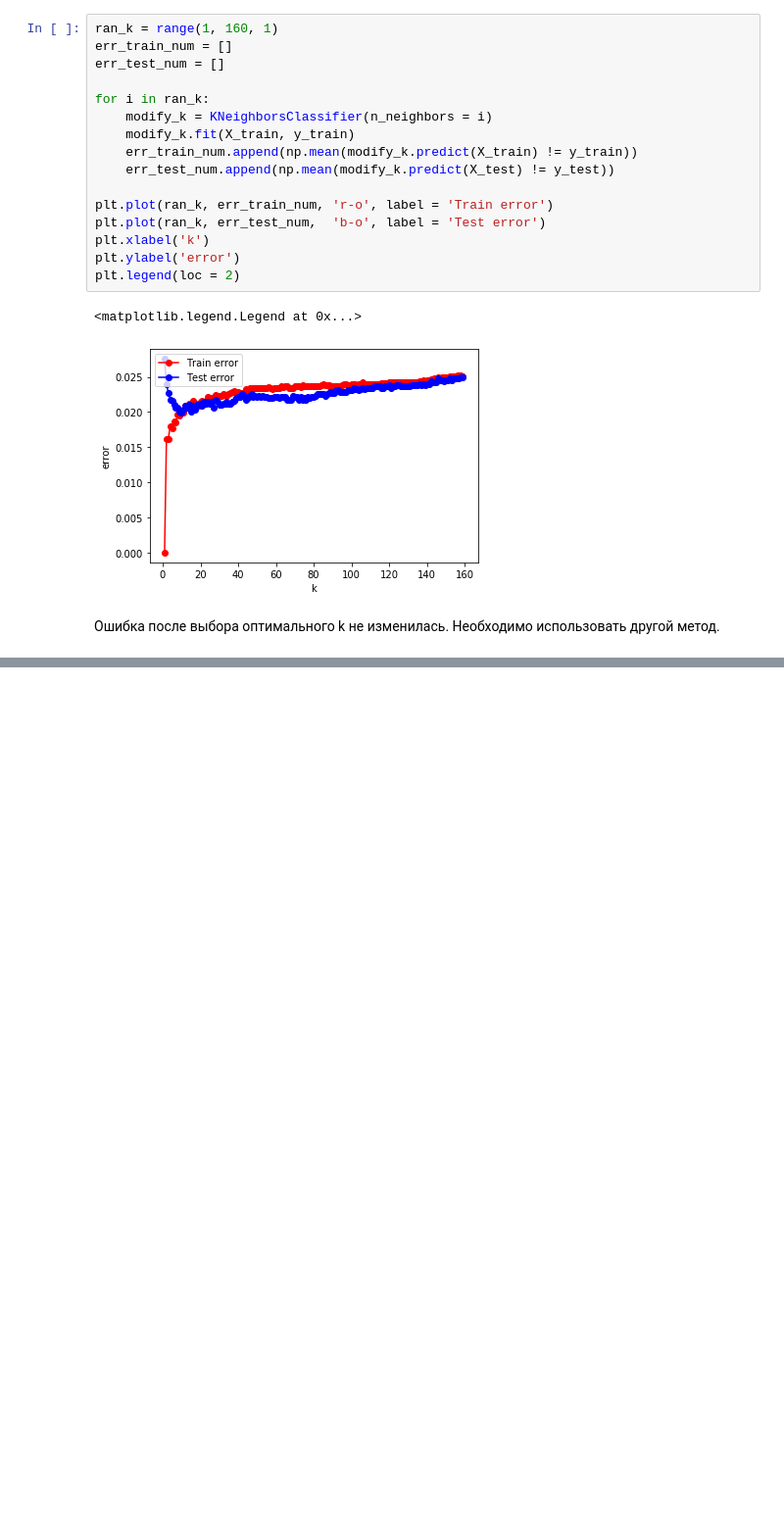
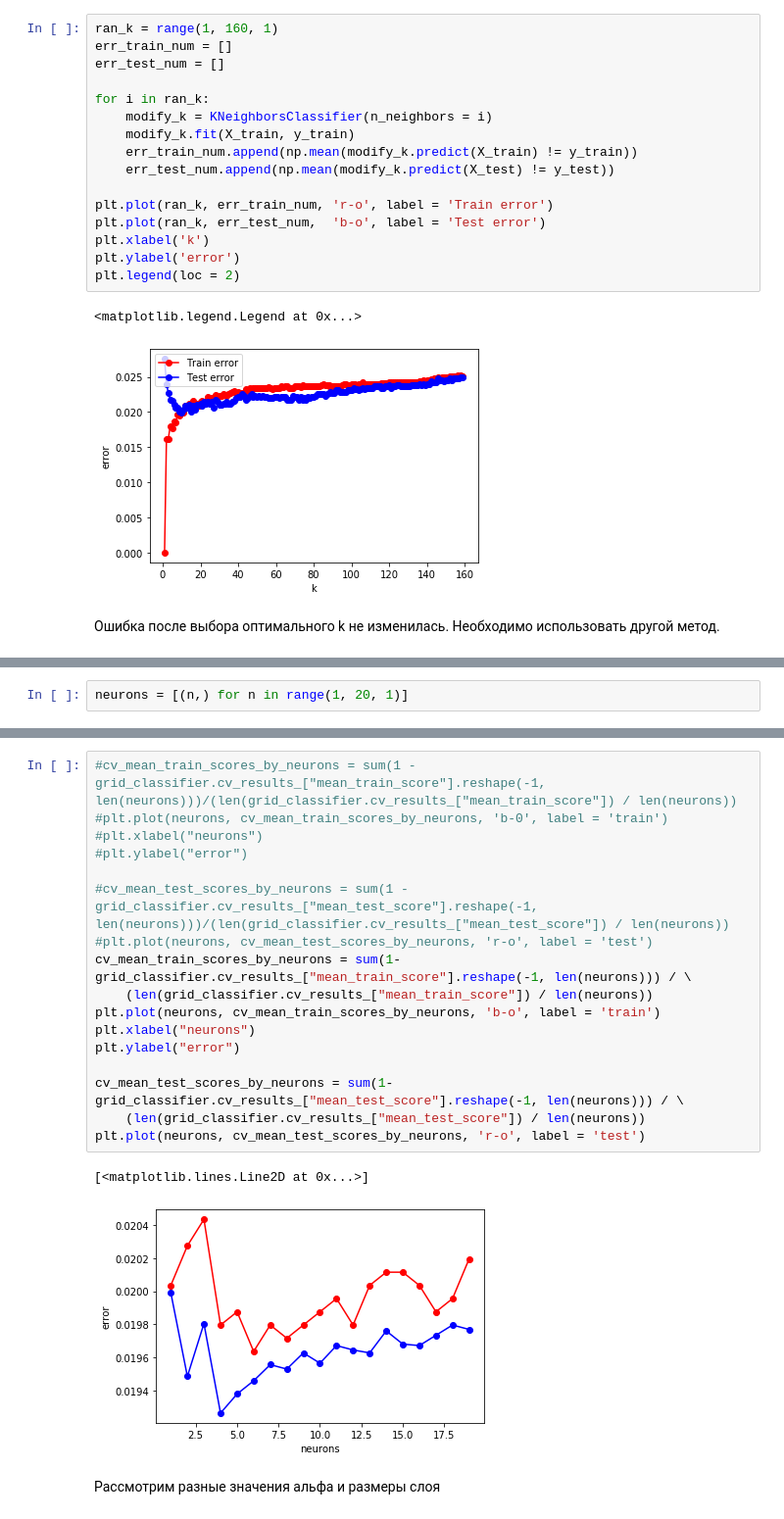
Before and after one commit to SemenDoc/MachineLearningCourse, a Jupyter notebook: Ml_PulsarStar.ipynb, the cells around one changed output, grey strips where cells are left out. Shown at 98% size. Saved outputs shown, nothing was run; the diff lists cells and outputs as text; blank space fills up the shorter version.

```diff
--- a/Ml_PulsarStar.ipynb
+++ b/Ml_PulsarStar.ipynb
@@ -678,0 +738,2 @@ plt.legend(loc = 2)
+# %%
+neurons = [(n,) for n in range(1, 20, 1)]
@@ -678,0 +759,22 @@ plt.legend(loc = 2)
+# %%
+#cv_mean_train_scores_by_neurons = sum(1 - grid_classifier.cv_results_["mean_train_score"].reshape(-1, len(neurons)))/(len(grid_classifier.cv_results_["mean_train_score"]) / len(neurons))
+#plt.plot(neurons, cv_mean_train_scores_by_neurons, 'b-0', label = 'train')
+#plt.xlabel("neurons")
+#plt.ylabel("error")
+
+#cv_mean_test_scores_by_neurons = sum(1 - grid_classifier.cv_results_["mean_test_score"].reshape(-1, len(neurons)))/(len(grid_classifier.cv_results_["mean_test_score"]) / len(neurons))
+#plt.plot(neurons, cv_mean_test_scores_by_neurons, 'r-o', label = 'test')
+cv_mean_train_scores_by_neurons = sum(1-grid_classifier.cv_results_["mean_train_score"].reshape(-1, len(neurons))) / \
+    (len(grid_classifier.cv_results_["mean_train_score"]) / len(neurons))
+plt.plot(neurons, cv_mean_train_scores_by_neurons, 'b-o', label = 'train')
+plt.xlabel("neurons")
+plt.ylabel("error")
+
+cv_mean_test_scores_by_neurons = sum(1-grid_classifier.cv_results_["mean_test_score"].reshape(-1, len(neurons))) / \
+    (len(grid_classifier.cv_results_["mean_test_score"]) / len(neurons))
+plt.plot(neurons, cv_mean_test_scores_by_neurons, 'r-o', label = 'test')
+# %% [output]
+[<matplotlib.lines.Line2D at 0x...>]
+[figure, added]
+# %% [markdown]
+Рассмотрим разные значения альфа и размеры слоя
```
Also changed, not shown: parts of 29 cells of this notebook.
